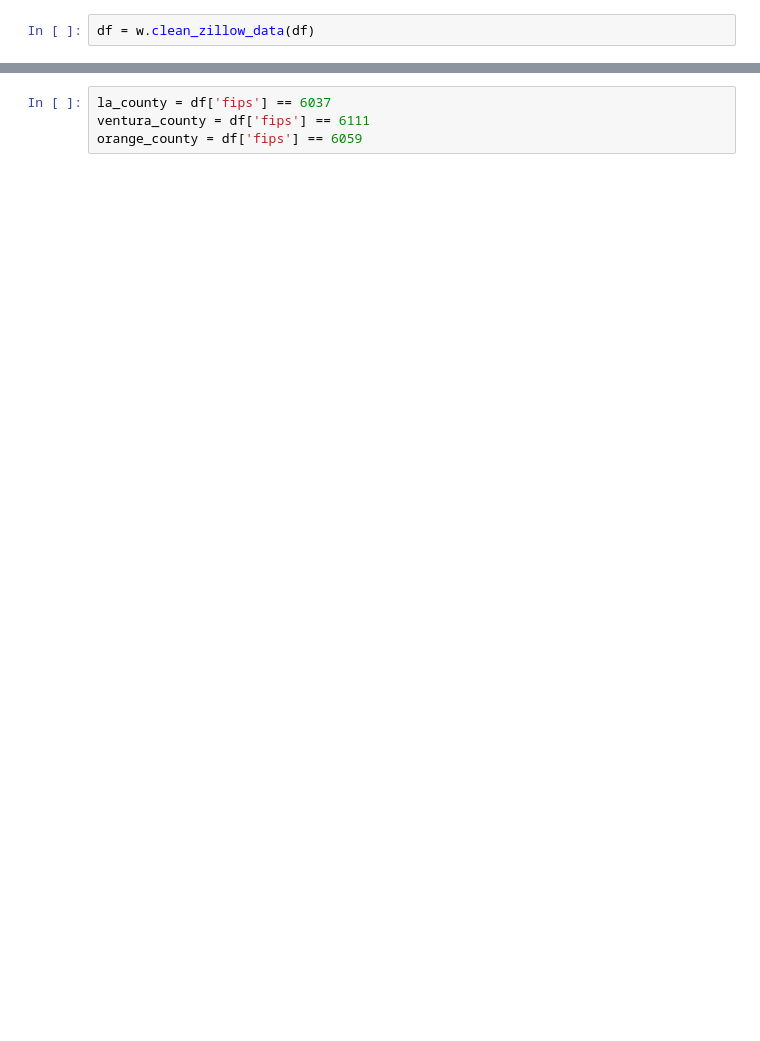
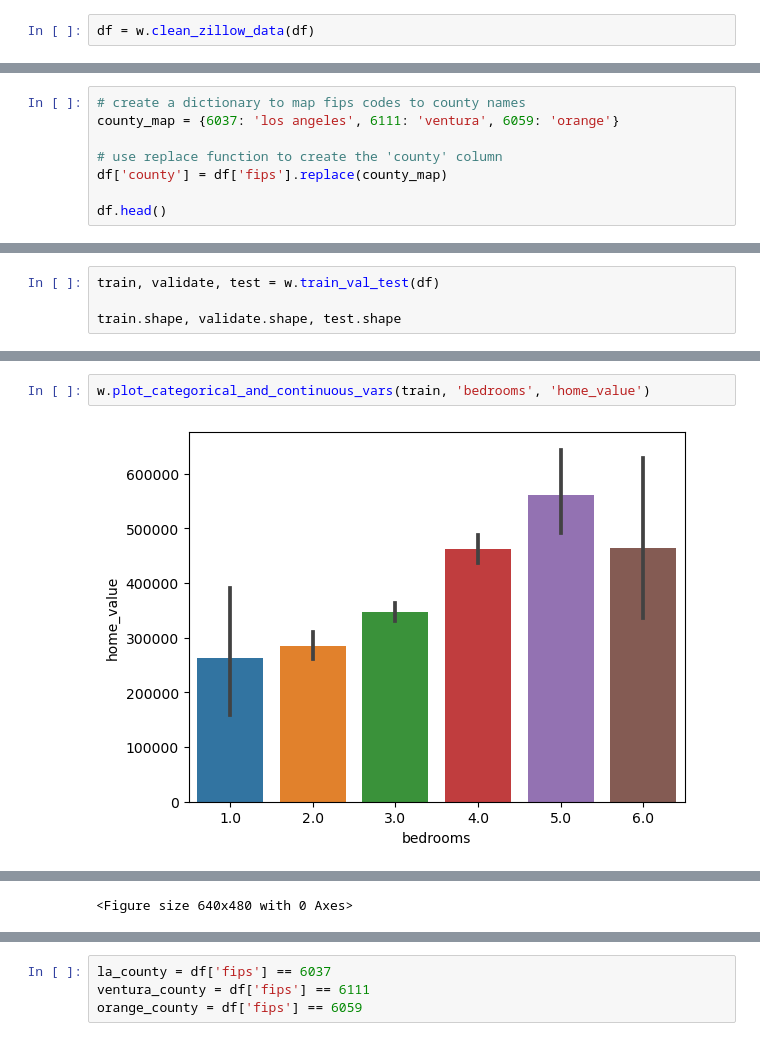
Before and after one commit to nicolas-angarita/Zillow_Project, a Jupyter notebook: working_notebook.ipynb, the cells around one changed output, grey strips where cells are left out. Saved outputs shown, nothing was run; the diff lists cells and outputs as text; blank space fills up the shorter version.

```diff
--- a/working_notebook.ipynb
+++ b/working_notebook.ipynb
@@ -246,0 +151,8 @@ plt.show()
+# %%
+# create a dictionary to map fips codes to county names
+county_map = {6037: 'los angeles', 6111: 'ventura', 6059: 'orange'}
+
+# use replace function to create the 'county' column
+df['county'] = df['fips'].replace(county_map)
+
+df.head()
@@ -246,0 +168,4 @@ plt.show()
+# %%
+train, validate, test = w.train_val_test(df)
+
+train.shape, validate.shape, test.shape
@@ -246,0 +183,4 @@ plt.show()
+# %%
+w.plot_categorical_and_continuous_vars(train, 'bedrooms', 'home_value')
+# %% [output]
+[figure, added]
@@ -246,0 +189 @@ plt.show()
+<Figure size 640x480 with 0 Axes>
```
Also changed, not shown: parts of 122 cells of this notebook, 1 other file.
